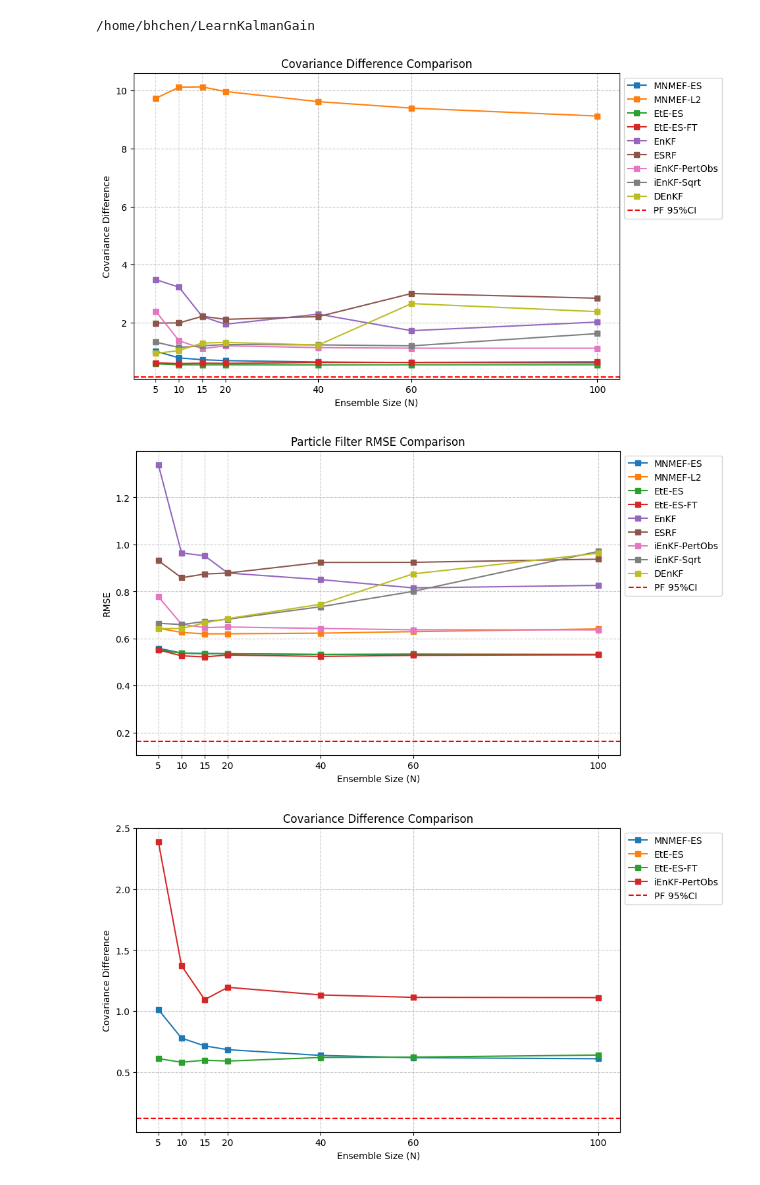
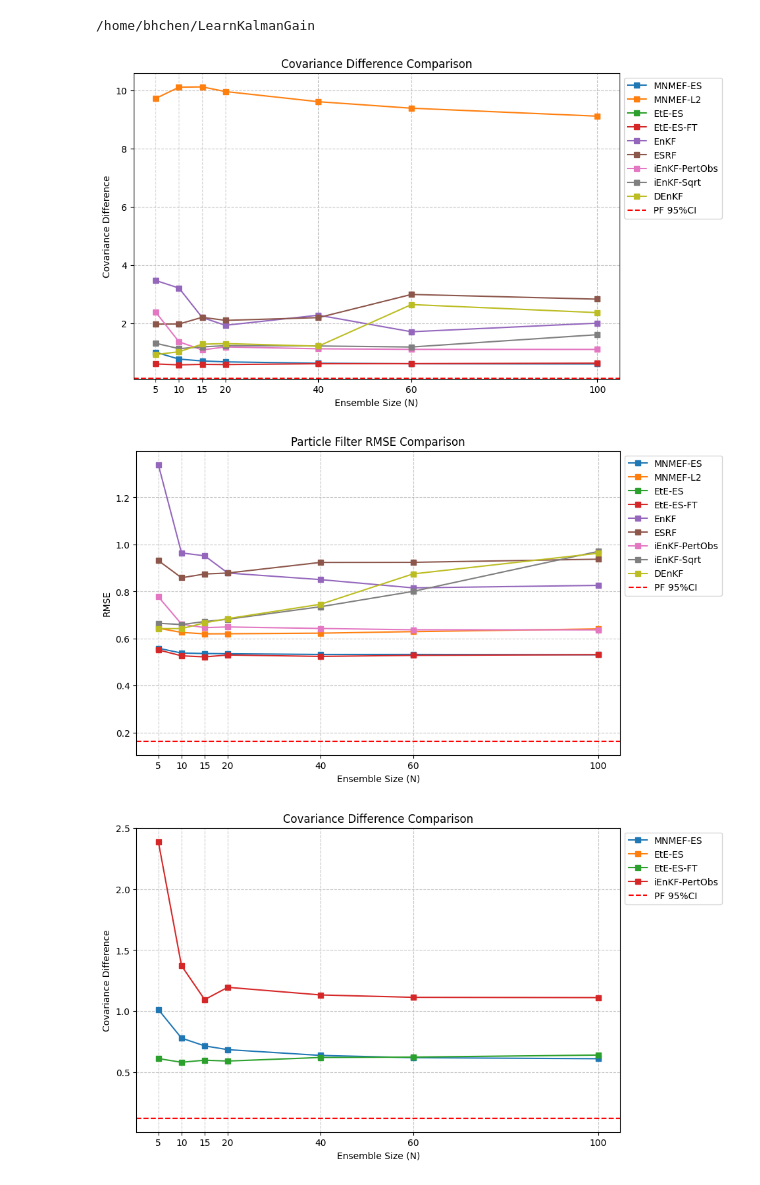
Before and after one commit to wispcarey/Proper-Scoring-Ensemble-Filter, a Jupyter notebook: test_notebooks/L63_results.ipynb, the cells around one changed output. Saved outputs shown, nothing was run; the diff lists cells and outputs as text; code cells hidden in the pictures.

```diff
--- a/test_notebooks/L63_results.ipynb
+++ b/test_notebooks/L63_results.ipynb
@@ -21,7 +21,7 @@ ensemble_sizes = [5, 10, 15, 20, 40, 60, 100]
 data_folders = [
     "2025-06-28_21-55lorenz63_1.0_10_60_8192_es_joint_CorrTerms",
     "2025-06-28_21-52lorenz63_1.0_10_60_8192_l2_joint_CorrTerms",
-    "EtE-LinearCheck/2025-07-09_19-08lorenz63_1.0_10_60_8192_es_joint_EtE-LRes_nst",
+    "lorenz63_EtE_LRes/2025-07-09_19-08lorenz63_1.0_10_60_8192_es_joint_EtE-LRes_nst",
     "lorenz63_EtE_LRes/2025-08-07_11-00lorenz63_1.0_20_60_8192_nl2_joint_EtE-LRes_tuned",
     "lorenz63_benchmarks/benchmark_lorenz63_1.0_EnKF",
     "lorenz63_benchmarks/benchmark_lorenz63_1.0_ESRF",
@@ -97,35 +97,35 @@ for key in results.keys():
     ax2.plot(ensemble_sizes, results[key]['pf_rmse'], marker='s', label=key)
 ax2.axhline(y=PF_RMSE_95CI, color='r', linestyle='--', label='PF 95%CI')
 ax2.set_title('Particle Filter RMSE Comparison')
 ax2.set_xlabel('Ensemble Size (N)')
 ax2.set_ylabel('RMSE')
 ax2.set_xticks(ensemble_sizes)
 ax2.grid(True, linestyle='--', alpha=0.7)
 
 # Place legend outside the plot area to the upper right
 ax2.legend(loc='upper left', bbox_to_anchor=(1, 1))
 # Adjust subplot to prevent legend from being cut off
 fig2.subplots_adjust(right=0.65)
 
 
 # --- Inset for Figure 2 ---
 # axins = ax2.inset_axes([0.45, 0.4, 0.5, 0.5])
 # for key in results.keys():
 #     axins.plot(ensemble_sizes, results[key]['pf_rmse'], marker='s')
 # axins.axhline(y=PF_RMSE_95CI, color='r', linestyle='--')
 
 # x1, x2, y1, y2 = 0, 22, 0.5, 0.6
 # axins.set_xlim(x1, x2)
 # axins.set_ylim(y1, y2)
 # axins.grid(True, linestyle='--', alpha=0.6)
 # mark_inset(ax2, axins, loc1=2, loc2=4, fc="none", ec="0.5")
 
 
 # Show both plots
 plt.show()
 # %% [output]
-[figure, old version]
+[figure, new version]
-[figure, old version]
+[figure, new version]
 # %%
 import os
 import torch
```
Also changed, not shown: 11 other files.
